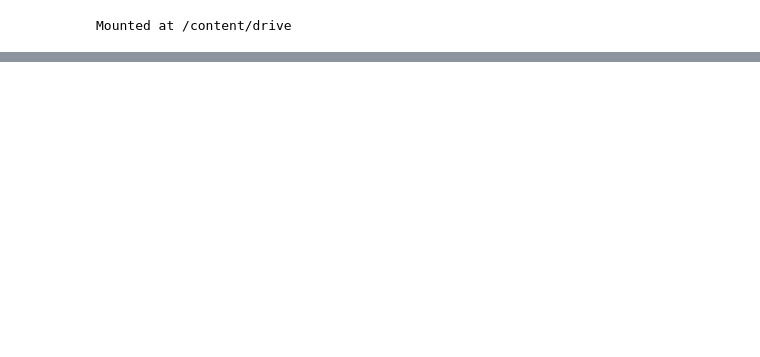
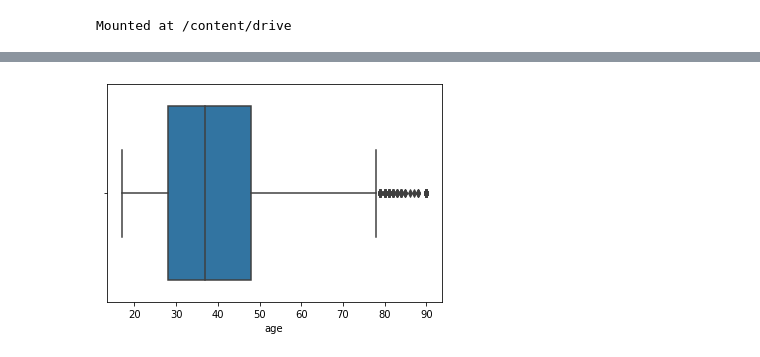
Before and after one commit to hport15/prediction, a Jupyter notebook: Project_2.ipynb, the cells around one changed output, grey strips where cells are left out. Saved outputs shown, nothing was run; the diff lists cells and outputs as text; code cells hidden in the pictures; blank space fills up the shorter version.

```diff
--- a/Project_2.ipynb
+++ b/Project_2.ipynb
@@ -71,0 +199,5 @@ df2.head()
+# %%
+# age
+sns.boxplot(df['age']);
+# %% [output]
+[figure, added]
```
Also changed, not shown: parts of 29 cells of this notebook.
